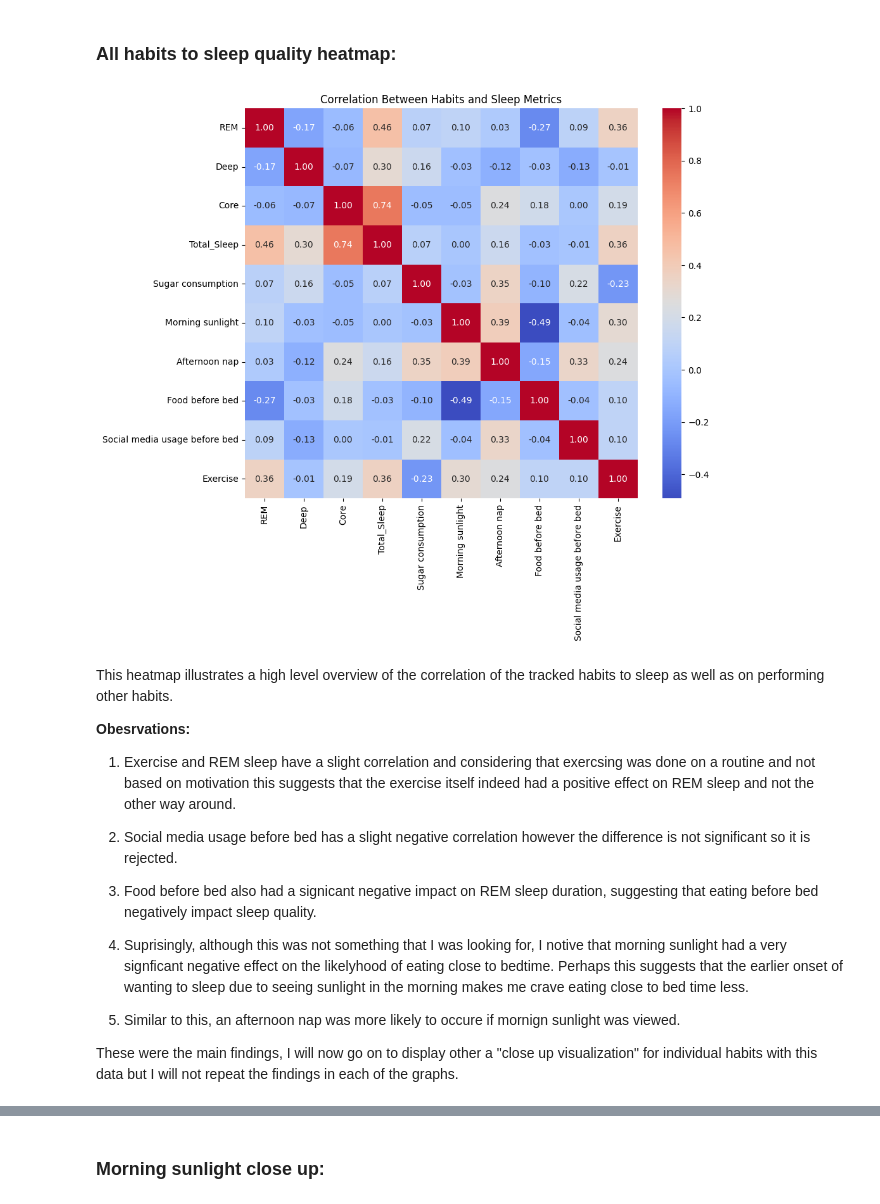
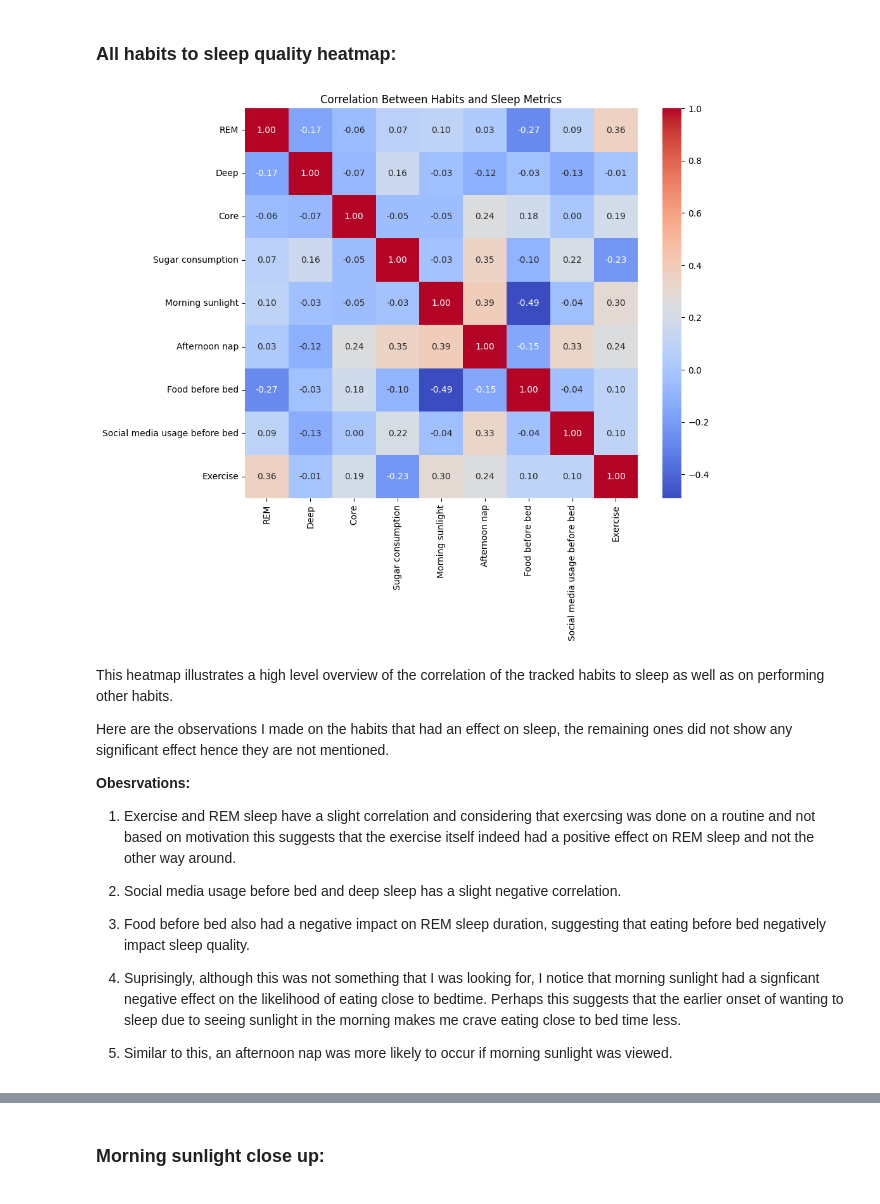
Before and after one commit to imraaan-dev/DSA210-project, a Jupyter notebook: 3_data_analysis.ipynb, the cells around one changed output, grey strips where cells are left out. Cells and saved outputs as stored; diff of their text form; code cells hidden in the pictures.

```diff
--- a/3_data_analysis.ipynb
+++ b/3_data_analysis.ipynb
@@ -192,31 +192,30 @@ merged_data
 ### All habits to sleep quality heatmap:
 # %%
 # Select relevant columns
-correlation_data = merged_data[['REM', 'Deep', 'Core', 'Total_Sleep',
+correlation_data = merged_data[['REM', 'Deep', 'Core',
                                 'Sugar consumption', 'Morning sunlight' , 'Afternoon nap', 'Food before bed', 'Social media usage before bed', 'Exercise']]
 
 # Calculate correlation matrix
 correlation_matrix = correlation_data.corr()
 
 # Plot heatmap
 plt.figure(figsize=(10, 8))
 sns.heatmap(correlation_matrix, annot=True, cmap='coolwarm', fmt='.2f')
 plt.title('Correlation Between Habits and Sleep Metrics')
 plt.show()
 # %% [output]
-[figure, old version]
+[figure, new version]
 # %% [markdown]
 This heatmap illustrates a high level overview of the correlation of the tracked habits to sleep as well as on performing other habits.
+
+Here are the observations I made on the habits that had an effect on sleep, the remaining ones did not show any significant effect hence they are not mentioned.
 
 **Obesrvations:**
 1. Exercise and REM sleep have a slight correlation and considering that exercsing was done on a routine and not based on motivation this suggests that the exercise itself indeed had a positive effect on REM sleep and not the other way around.
 
-2. Social media usage before bed has a slight negative correlation however the difference is not significant so it is rejected.
+2. Social media usage before bed and deep sleep has a slight negative correlation.
 
-3. Food before bed also had a signicant negative impact on REM sleep duration, suggesting that eating before bed negatively impact sleep quality.
+3. Food before bed also had a negative impact on REM sleep duration, suggesting that eating before bed negatively impact sleep quality.
 
-4. Suprisingly, although this was not something that I was looking for, I notive that morning sunlight had a very signficant negative effect on the likelyhood of eating close to bedtime. Perhaps this suggests that the earlier onset of wanting to sleep due to seeing sunlight in the morning makes me crave eating close to bed time less.
-5. Similar to this, an afternoon nap was more likely to occure if mornign sunlight was viewed.
-
-
-These were the main findings, I will now go on to display other a "close up visualization" for individual habits with this data but I will not repeat the findings in each of the graphs.
+4. Suprisingly, although this was not something that I was looking for, I notice that morning sunlight had a signficant negative effect on the likelihood of eating close to bedtime. Perhaps this suggests that the earlier onset of wanting to sleep due to seeing sunlight in the morning makes me crave eating close to bed time less.
+5. Similar to this, an afternoon nap was more likely to occur if morning sunlight was viewed.
```
Also changed, not shown: parts of 18 cells of this notebook.
